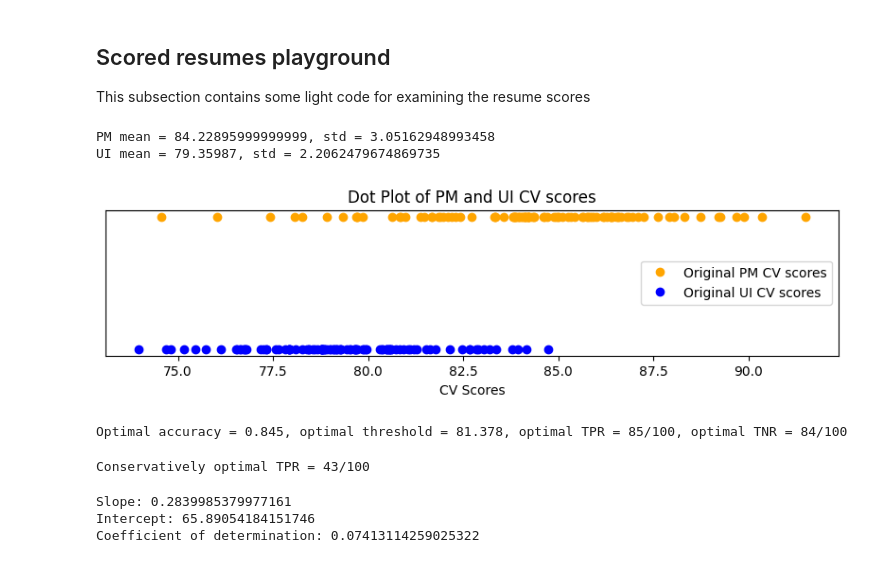
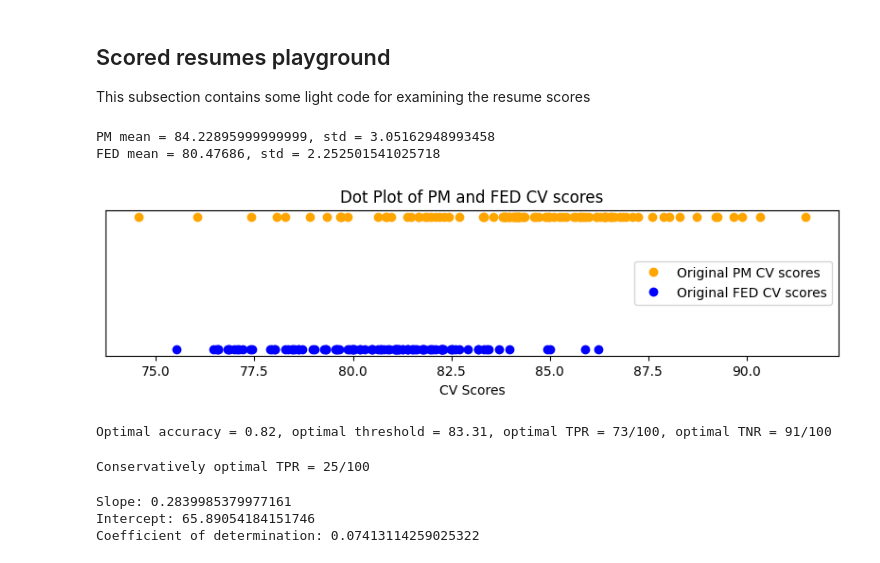
Before and after one commit to heyyjudes/llm-hiring-ecosystem, a Jupyter notebook: execution.ipynb, the cells around one changed output. Cells and saved outputs as stored; diff of their text form; code cells hidden in the pictures.

```diff
--- a/execution.ipynb
+++ b/execution.ipynb
@@ -246,7 +249,7 @@ original_cv_scores.to_csv(ORIGINAL_CV_SCORES_OUTPUT_FILENAME)
 # Import each type
 # Import the original positive CS scores from a file
 ORIGINAL_POSITIVE_SCORES_INPUT_FILENAME = "data/100 original PM CV scores.csv"
-ORIGINAL_NEGATIVE_SCORES_INPUT_FILENAME = "data/100 original UI CV scores.csv"
+ORIGINAL_NEGATIVE_SCORES_INPUT_FILENAME = "data/100 original FED CV scores.csv"
 
 original_positive_cv_scores: pd.Series = pd.read_csv(ORIGINAL_POSITIVE_SCORES_INPUT_FILENAME)["CV Score"]
 original_negative_cv_scores: pd.Series = pd.read_csv(ORIGINAL_NEGATIVE_SCORES_INPUT_FILENAME)["CV Score"]
@@ -255,38 +258,38 @@ positive_mean = original_positive_cv_scores.mean()
 positive_std = original_positive_cv_scores.std()
 negative_mean = original_negative_cv_scores.mean()
 negative_std = original_negative_cv_scores.std()
 
 print(f"PM mean = {positive_mean}, std = {positive_std}")
-print(f"UI mean = {negative_mean}, std = {negative_std}")
+print(f"FED mean = {negative_mean}, std = {negative_std}")
 
 import numpy as np
 import matplotlib.pyplot as plt
 
 # Create a figure and axis
 fig, ax = plt.subplots(figsize=(10, 2))
 
 # Plot the positive scores
 ax.plot(original_positive_cv_scores, np.ones_like(original_positive_cv_scores), 'o', color='orange', label='Original PM CV scores')
 
 # Plot the negative scores
-ax.plot(original_negative_cv_scores, np.zeros_like(original_negative_cv_scores), 'o', color='blue', label='Original UI CV scores')
+ax.plot(original_negative_cv_scores, np.zeros_like(original_negative_cv_scores), 'o', color='blue', label='Original FED CV scores')
 
 # Set y-ticks to be hidden to make it look like a 1-dimensional plot
 ax.set_yticks([])
 
 # Add labels and title
 ax.set_xlabel('CV Scores')
-ax.set_title('Dot Plot of PM and UI CV scores')
+ax.set_title('Dot Plot of PM and FED CV scores')
 
 # Add a legend
 ax.legend(loc='center right')
 
 # Display the plot
 plt.show()
 # %% [output]
 PM mean = 84.22895999999999, std = 3.05162948993458
-UI mean = 79.35987, std = 2.2062479674869735
+FED mean = 80.47686, std = 2.252501541025718
-[figure, old version]
+[figure, new version]
 # %%
 # Sorted in descending order (this makes computing certain quantities easier)
 sorted_positive_scores = sorted(original_positive_cv_scores.values.tolist(), reverse = True)
@@ -359,13 +362,14 @@ print(f"Optimal accuracy = {optimal_accuracy}, optimal threshold = {optimal_thre
 # print(len([score for score in original_positive_cv_scores if score >= optimal_threshold]))
 # print(len([score for score in original_negative_cv_scores if score < optimal_threshold]))
 # %% [output]
-Optimal accuracy = 0.845, optimal threshold = 81.378, optimal TPR = 85/100, optimal TNR = 84/100
+Optimal accuracy = 0.82, optimal threshold = 83.31, optimal TPR = 73/100, optimal TNR = 91/100
 # %%
 # Compute the conservatively optimal TPR
-conservatively_optimal_TP = len([score for score in original_positive_cv_scores if score > max(original_negative_cv_scores)])
+max_negative_cv_score = max(original_negative_cv_scores)
+conservatively_optimal_TP = len([score for score in original_positive_cv_scores if score > max_negative_cv_score])
 print(f"Conservatively optimal TPR = {conservatively_optimal_TP}/{num_positive_scores}")
 # %% [output]
-Conservatively optimal TPR = 43/100
+Conservatively optimal TPR = 25/100
 # %%
 # # Create a scatterplot of original score vs improved score
 # original_score_column_name = "CV Score"
```
Also changed, not shown: parts of 9 cells of this notebook, 1 other file.
